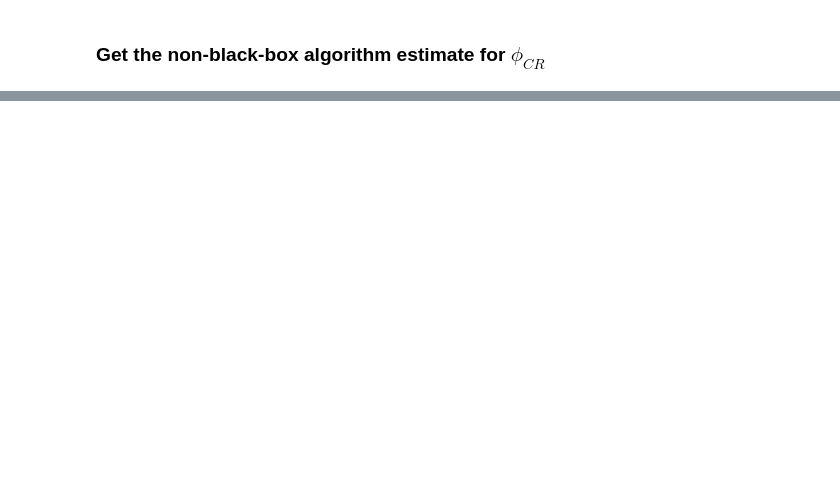
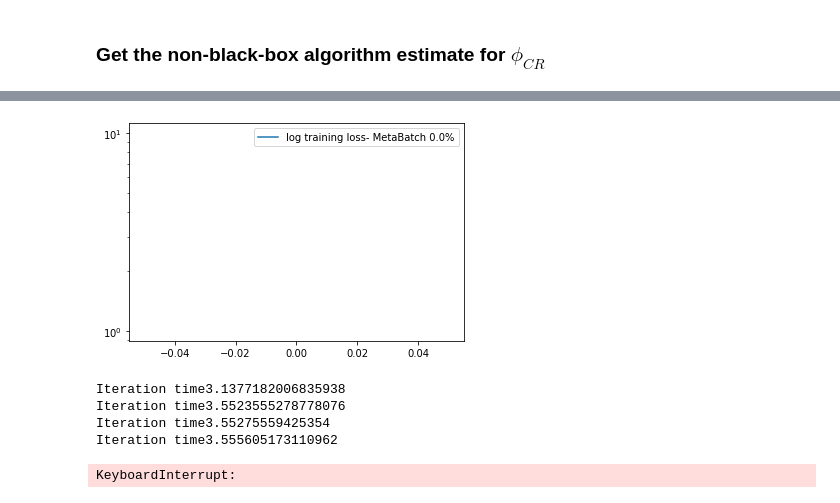
Before and after one commit to Oiangu9/Conical_Refraction_Polarimeter, a Jupyter notebook: LAB/DEEP_LEARNING/Simple_Encoder/NOTEBOOK_Simple_Encoder.ipynb, the cells around one changed output, grey strips where cells are left out. Saved outputs shown, nothing was run; the diff lists cells and outputs as text; code cells hidden in the pictures; blank space fills up the shorter version.

```diff
--- a/LAB/DEEP_LEARNING/Simple_Encoder/NOTEBOOK_Simple_Encoder.ipynb
+++ b/LAB/DEEP_LEARNING/Simple_Encoder/NOTEBOOK_Simple_Encoder.ipynb
@@ -754,0 +770,51 @@ torch.cuda.empty_cache()
+# %%
+def full_crazy_training_loop(model, criterion, optimizer_generator, train_loader,
+                             batch_number, batch_size, epochs=10,
+                       print_loss_every_batches=20, optimizer_step_every_batches=1,
+                            meta_epoch_number=1):
+    %matplotlib inline
+    for meta_epoch in range(meta_epoch_number):
+        for meta_batch_id, (datas, targets) in enumerate(train_loader):
+            datas, targets = datas.to(device), targets.to(device) # pero muuh gordos
+            losses = {"train": []}
+            optimizer = optimizer_generator(model)
+            for epoch in range(epochs): # que overfitee el muuh gordo este
+                train_loss = train_crazy_epoch(epoch, criterion, model, optimizer, datas,
+                                         targets, batch_number, batch_size,
+                                          print_loss_every_batches=20,
+                                            optimizer_step_every_batches=1)
+
+                display_IPython.clear_output(wait=True)
+                losses["train"].append(train_loss)
+                plt.plot(losses["train"], label=f"log training loss- MetaBatch {meta_batch_id/len(train_loader)*100}%")
+                plt.yscale('log')
+                plt.legend()
+                plt.pause(0.001)
+                plt.show()
+    return losses
+# %%
+meta_epoch_number = 1
+meta_batch_size = 100
+batch_size = 10
+batch_number = int(meta_batch_size/batch_size)
+assert(meta_batch_size%batch_size==0)
+
+crazy_loader = DataLoader(training_data, batch_size=meta_batch_size, shuffle=True, num_workers=worker_num,
+                              pin_memory=True, drop_last=False, persistent_workers=False)
+
+def adam_generator(model):
+    return torch.optim.Adam(model.parameters(), lr=0.05, betas=(0.99, 0.9999), eps=1e-08, weight_decay=0, amsgrad=False)
+
+full_crazy_training_loop(model, criterion,
+                         adam_generator,
+                         crazy_loader,
+                             batch_number, batch_size, epochs=10,
+                       print_loss_every_batches=10, optimizer_step_every_batches=2,
+                         meta_epoch_number=meta_epoch_number)
+# %% [output]
+[figure, added]
+Iteration time3.1377182006835938
+Iteration time3.5523555278778076
+Iteration time3.55275559425354
+Iteration time3.555605173110962
+KeyboardInterrupt:
```
Also changed, not shown: parts of 38 cells of this notebook, 5 other files.
